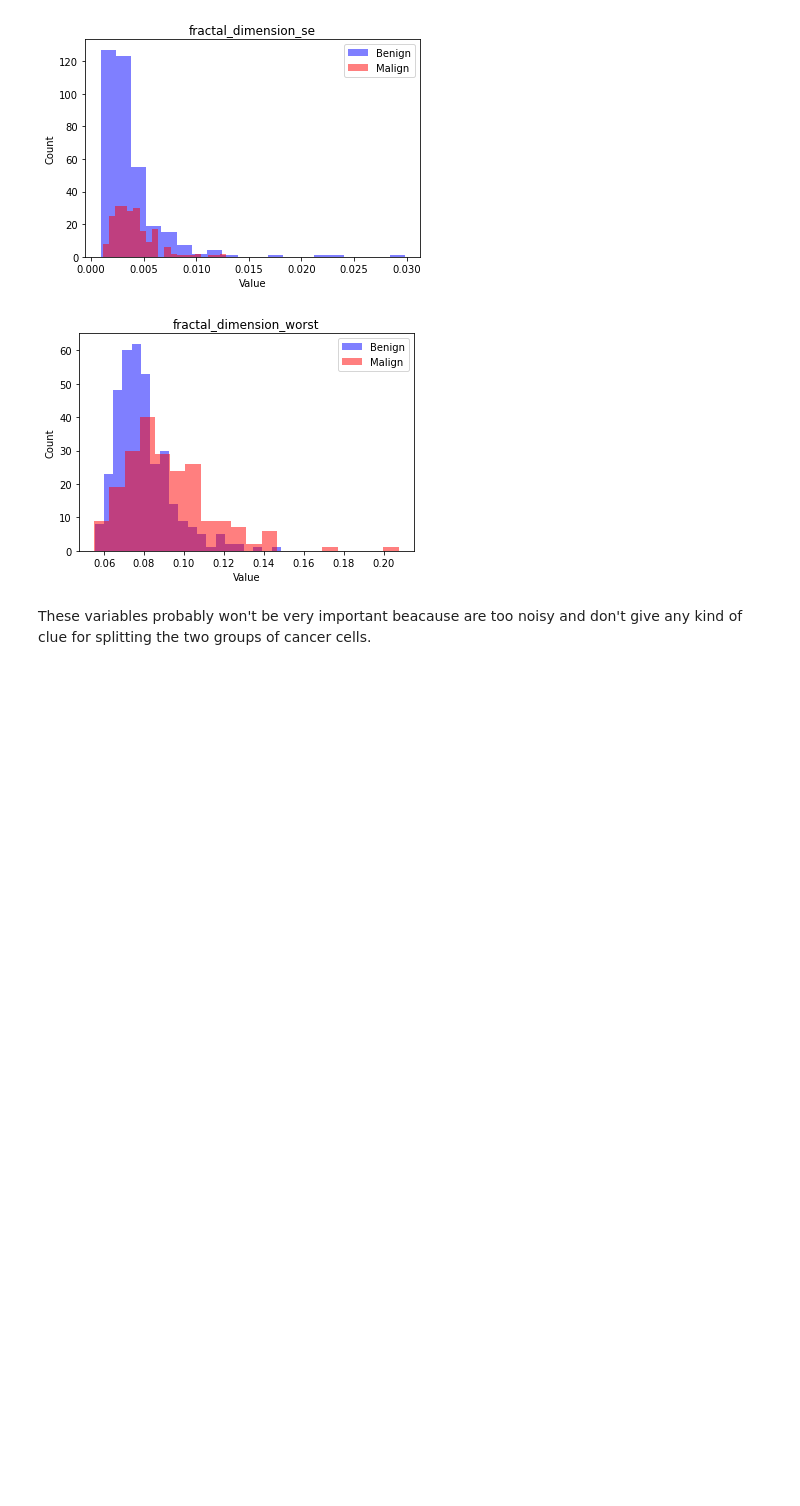
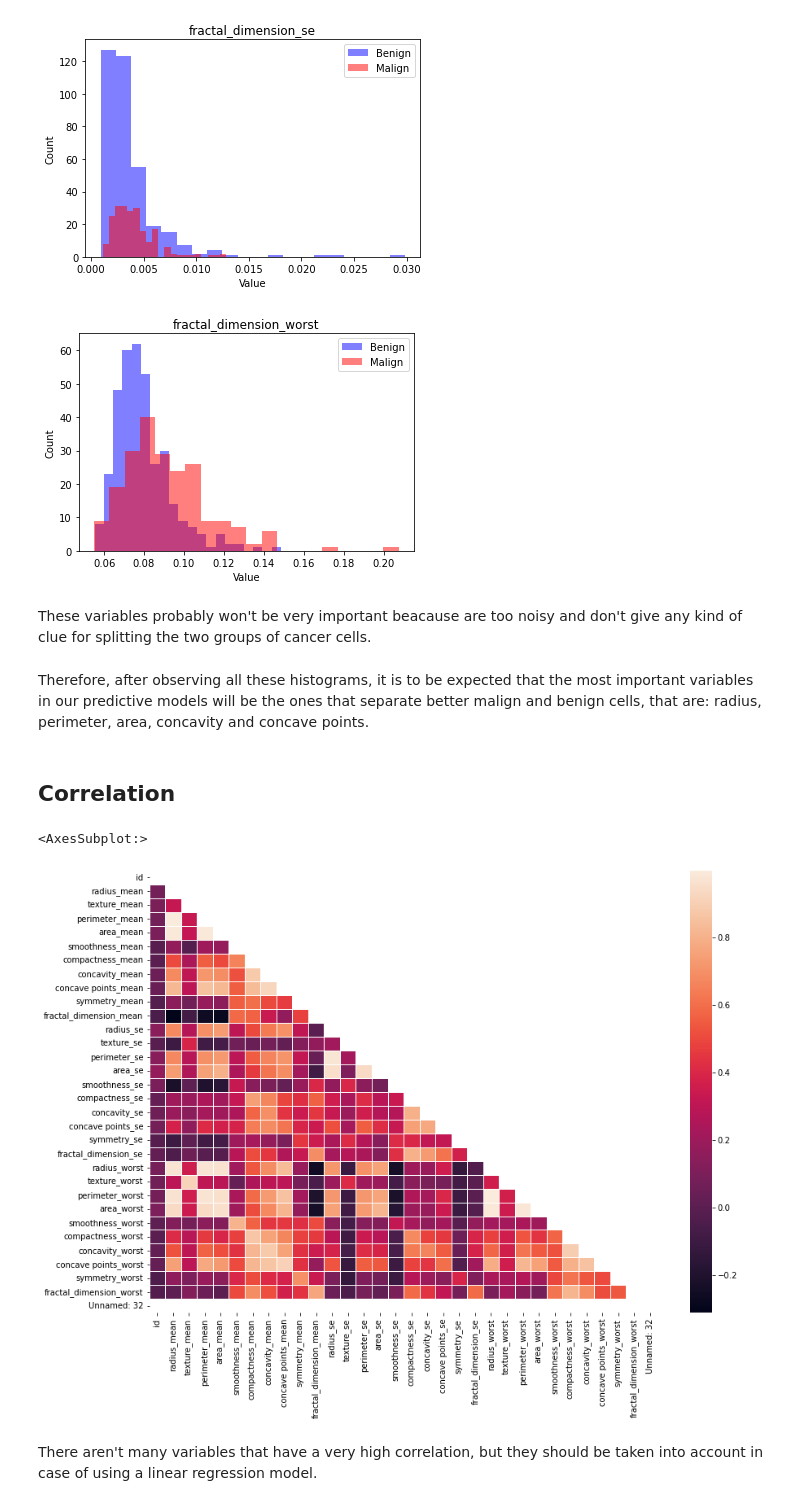
Before and after one commit to mgp165/TFG, a Jupyter notebook: data/EDA/breast_cancer.ipynb, the cells around one changed output. Cells and saved outputs as stored; diff of their text form; code cells hidden in the pictures; blank space fills up the shorter version.

Commit message:
with the correlation table

```diff
--- a/data/EDA/breast_cancer.ipynb
+++ b/data/EDA/breast_cancer.ipynb
@@ -7,4 +7,4 @@ import matplotlib.pyplot as plt
 # %% [markdown]
 This dataset is from Kaggle: https://www.kaggle.com/datasets/erdemtaha/cancer-data/data
 # %%
-data = pd.read_csv('../raw/Cancer_Data.csv')
+data = pd.read_csv('../raw/breast_cancer.csv')
@@ -314,3 +337,7 @@ for sufix in sufixes:
 [figure]
 # %% [markdown]
 These variables probably won't be very important beacause are too noisy and don't give any kind of clue for splitting the two groups of cancer cells.
+# %% [markdown]
+Therefore, after observing all these histograms, it is to be expected that the most important variables in our predictive models will be the ones that separate better malign and benign cells, that are: radius, perimeter, area, concavity and concave points.
+# %% [markdown]
+## Correlation
@@ -316,0 +346,8 @@ These variables probably won't be very important beacause are too noisy and don'
+# %%
+plt.figure(figsize=(14, 10))
+sns.heatmap(data.corr(), linewidth=0.5, mask = np.triu(np.ones_like(data.corr(), dtype=bool)))
+# %% [output]
+<AxesSubplot:>
+[figure, added]
+# %% [markdown]
+There aren't many variables that have a very high correlation, but they should be taken into account in case of using a linear regression model.
```
Also changed, not shown: parts of 5 cells of this notebook.
